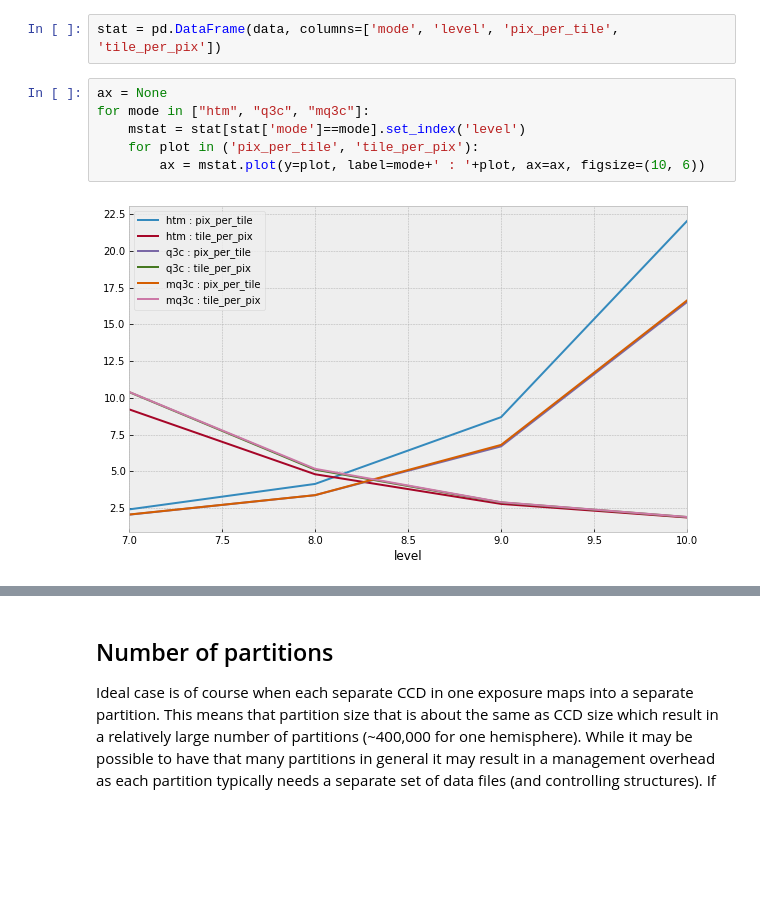
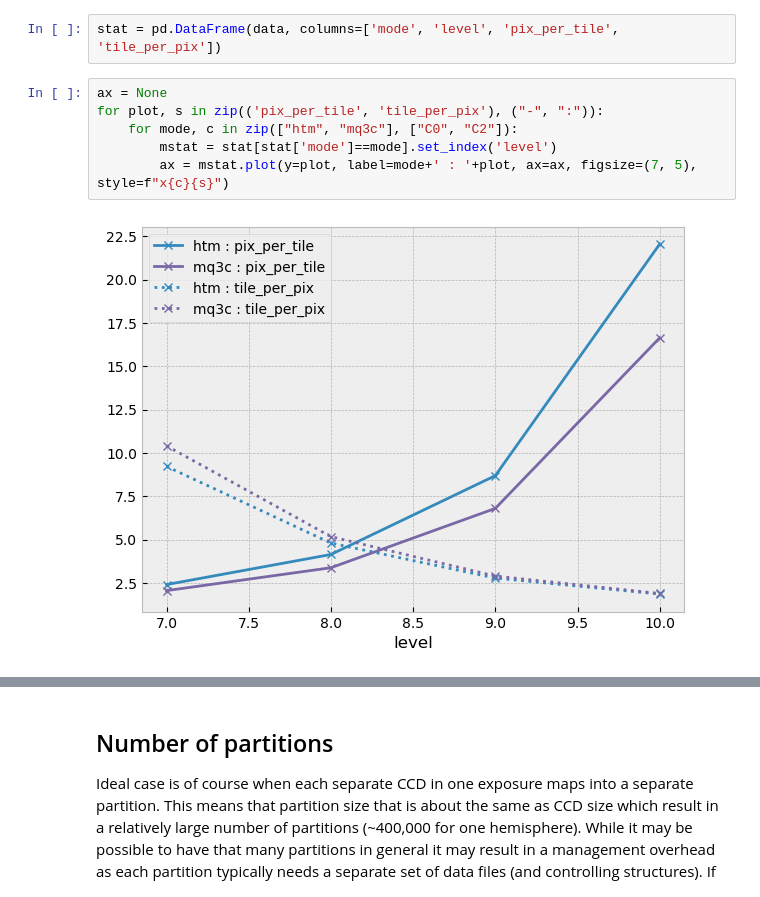
Before and after one commit to lsst-dm/l1dbproto-notebooks, a Jupyter notebook: DM-19536 Evaluate Apache Cassandra.ipynb, the cells around one changed output, grey strips where cells are left out. Drawn from its saved outputs; the diff is of its cells as text; blank space fills up the shorter version.

```diff
--- a/DM-19536 Evaluate Apache Cassandra.ipynb
+++ b/DM-19536 Evaluate Apache Cassandra.ipynb
@@ -95,10 +95,10 @@ for mode in ["htm", "q3c", "mq3c"]:
 stat = pd.DataFrame(data, columns=['mode', 'level', 'pix_per_tile', 'tile_per_pix'])
 # %%
 ax = None
-for mode in ["htm", "q3c", "mq3c"]:
-    mstat = stat[stat['mode']==mode].set_index('level')
-    for plot in ('pix_per_tile', 'tile_per_pix'):
-        ax = mstat.plot(y=plot, label=mode+' : '+plot, ax=ax, figsize=(10, 6))
+for plot, s in zip(('pix_per_tile', 'tile_per_pix'), ("-", ":")):
+    for mode, c in zip(["htm", "mq3c"], ["C0", "C2"]):
+        mstat = stat[stat['mode']==mode].set_index('level')
+        ax = mstat.plot(y=plot, label=mode+' : '+plot, ax=ax, figsize=(7, 5), style=f"x{c}{s}")
 # %% [output]
-[figure, old version]
+[figure, new version]
 # %%
```
Also changed, not shown: parts of 1 cell of this notebook, 2 other files.
